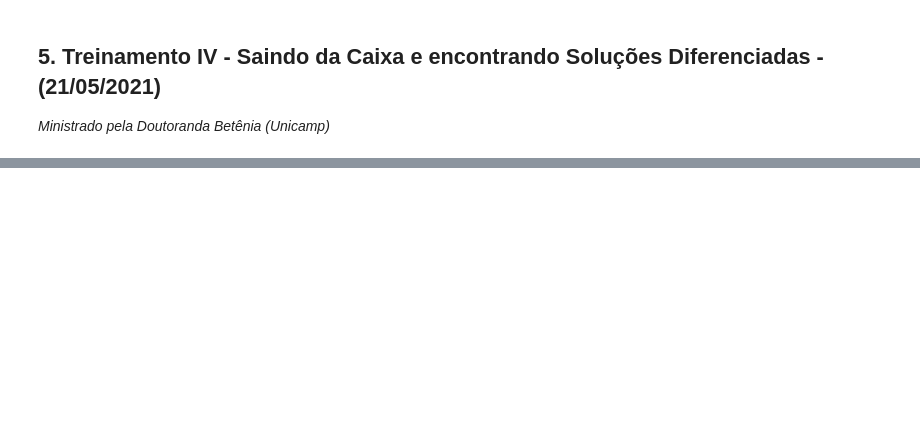
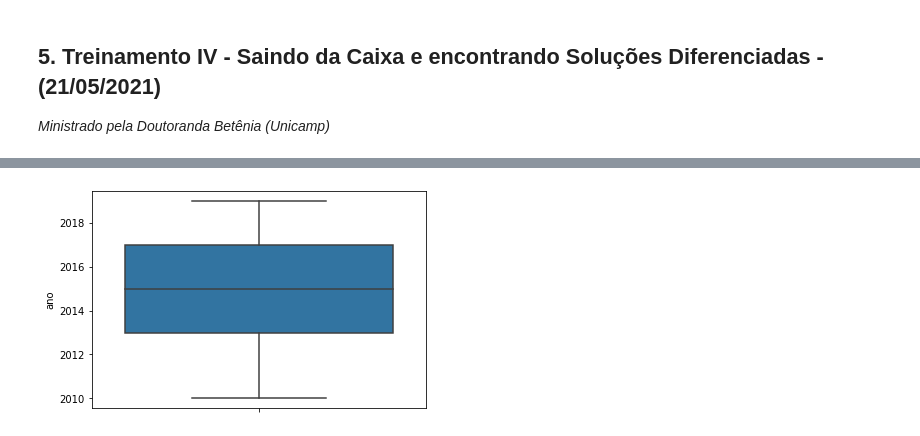
Before and after one commit to m-eicardi/MTEch-2021, a Jupyter notebook: MTEch_MSE.ipynb, the cells around one changed output, grey strips where cells are left out. Saved outputs shown, nothing was run; the diff lists cells and outputs as text; code cells hidden in the pictures; blank space fills up the shorter version.

```diff
--- a/MTEch_MSE.ipynb
+++ b/MTEch_MSE.ipynb
@@ -625,0 +866,4 @@ plot = paises[0:15].plot.pie(y=paises.value_counts(), figsize=(12,8))
+# %%
+spotify = pd.read_csv('top10s (1).csv', encoding='ISO-8859-1')
+
+spotify
@@ -625,0 +884,6 @@ plot = paises[0:15].plot.pie(y=paises.value_counts(), figsize=(12,8))
+# %%
+#eliminar coluna sem nome
+
+spotify.drop(columns=['Unnamed: 0'], inplace=True)
+
+spotify
@@ -625,0 +910,7 @@ plot = paises[0:15].plot.pie(y=paises.value_counts(), figsize=(12,8))
+# %%
+#renomear colunas
+spotify.columns = ['título', 'artista', 'gênero', 'ano', 'bpm', 'energia',
+       'dançabilidade', 'volume ', 'liveness', 'positividade', 'duração',
+       'acústica', 'oralidade', 'popularidade']
+
+spotify
@@ -625,0 +948,7 @@ plot = paises[0:15].plot.pie(y=paises.value_counts(), figsize=(12,8))
+# %%
+#gráfico
+sns.boxplot(y=spotify['ano'])
+
+plt.show()
+# %% [output]
+[figure, added]
```
Also changed, not shown: parts of 42 cells of this notebook.
